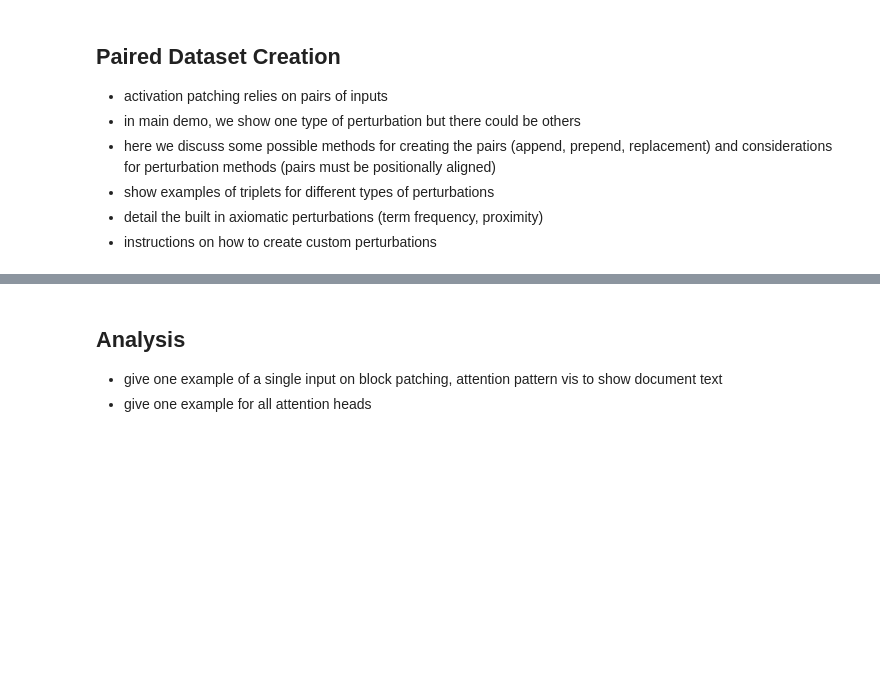
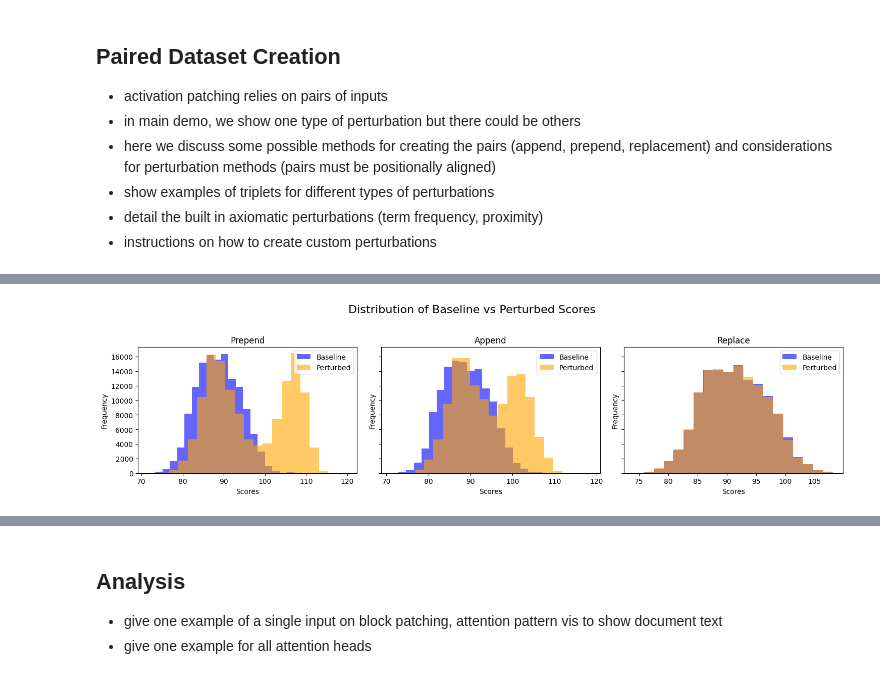
Before and after one commit to Parry-Parry/MechIR, a Jupyter notebook: examples/activation_patching_considerations.ipynb, the cells around one changed output, grey strips where cells are left out. Saved outputs shown, nothing was run; the diff lists cells and outputs as text; code cells hidden in the pictures; blank space fills up the shorter version.

```diff
--- a/examples/activation_patching_considerations.ipynb
+++ b/examples/activation_patching_considerations.ipynb
@@ -142,6 +122,37 @@ def plot_score_dists(baseline_scores, perturbed_scores, type="hist"):
     plt.show()
 
     return
+
+# For multiple perturabations
+def plot_score_dists_mult(all_baseline_scores, all_perturbed_scores, plot_type="hist"):
+    # Number of subplots (one per perturbation type)
+    num_plots = len(all_baseline_scores)
+
+    # Set up the figure to hold multiple subplots in a single row
+    fig, axs = plt.subplots(1, num_plots, figsize=(15, 4), sharey=True)
+    fig.suptitle('Distribution of Baseline vs Perturbed Scores', fontsize=16)
+
+    for idx, (perturb_type, ax) in enumerate(zip(all_baseline_scores.keys(), axs)):
+        baseline_scores = all_baseline_scores[perturb_type]
+        perturbed_scores = all_perturbed_scores[perturb_type]
+
+        if plot_type == "hist":
+            ax.hist(baseline_scores, label='Baseline', color='blue', alpha=0.6, bins=20)
+            ax.hist(perturbed_scores, label='Perturbed', color='orange', alpha=0.6, bins=20)
+            ax.yaxis.set_major_locator(MaxNLocator(integer=True))
+            ax.set_ylabel('Frequency')
+            ax.legend()
+        elif plot_type == "box":
+            ax.boxplot([baseline_scores, perturbed_scores], tick_labels=['Baseline', 'Perturbed'])
+            ax.set_ylabel('Scores')
+
+        ax.set_xlabel('Scores')
+        ax.set_title(f'{perturb_type.capitalize()}')
+
+    plt.tight_layout(rect=[0, 0, 1, 0.95])  # Adjust layout to make space for the title
+    plt.show()
+
+    return
 # %% [markdown]
 ## Accessing Model Activations
 
@@ -262,0 +262,9 @@ plot_score_dists(baseline_performance, perturbed_performance, type="box")
+# %%
+# Initialize lists to store baseline and perturbed performances for each dataloader
+all_baseline_performance = {"prepend": [], "append": [], "replace": []}
+all_perturbed_performance = {"prepend": [], "append": [], "replace": []}
+
+# Calculate performances for each perturbation_type
+calculate_performance(model, prepend_dataloader, all_baseline_performance["prepend"], all_perturbed_performance["prepend"])
+calculate_performance(model, append_dataloader, all_baseline_performance["append"], all_perturbed_performance["append"])
+calculate_performance(model, replace_dataloader, all_baseline_performance["replace"], all_perturbed_performance["replace"])
@@ -262,0 +281,4 @@ plot_score_dists(baseline_performance, perturbed_performance, type="box")
+# %%
+plot_score_dists_mult(all_baseline_performance, all_perturbed_performance)
+# %% [output]
+[figure, added]
```
Also changed, not shown: parts of 22 cells of this notebook.
